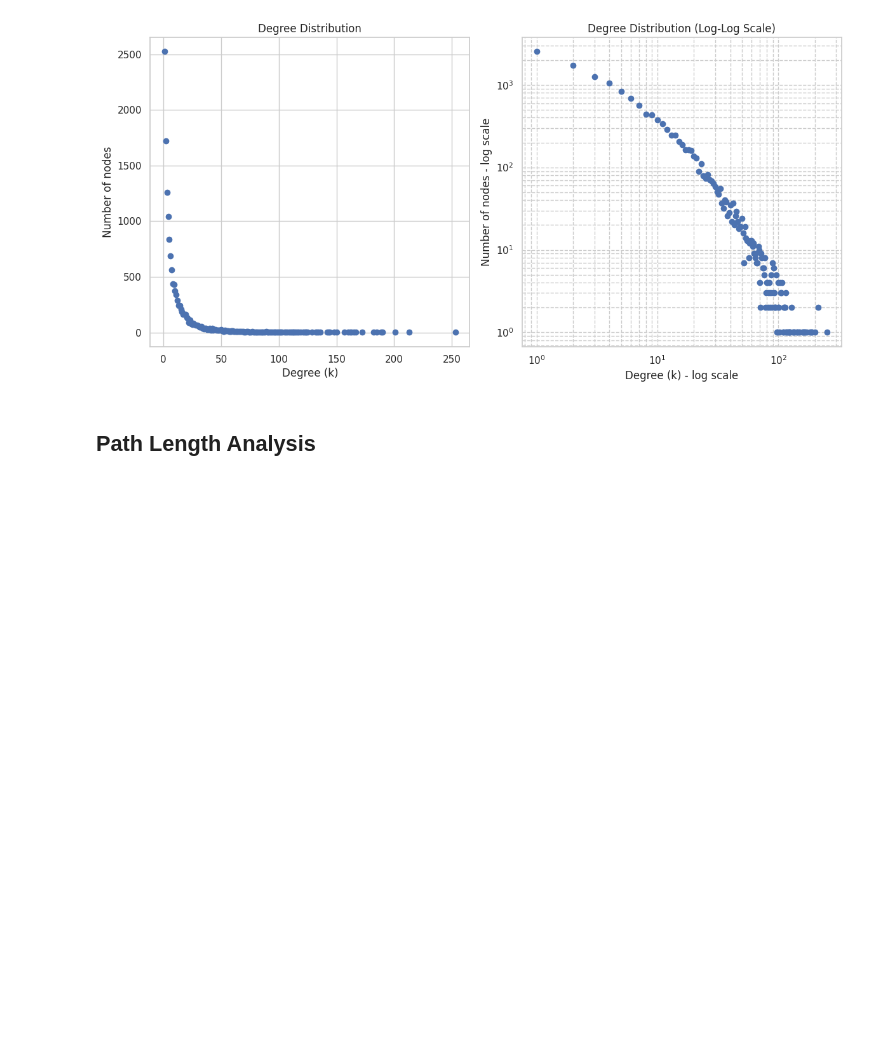
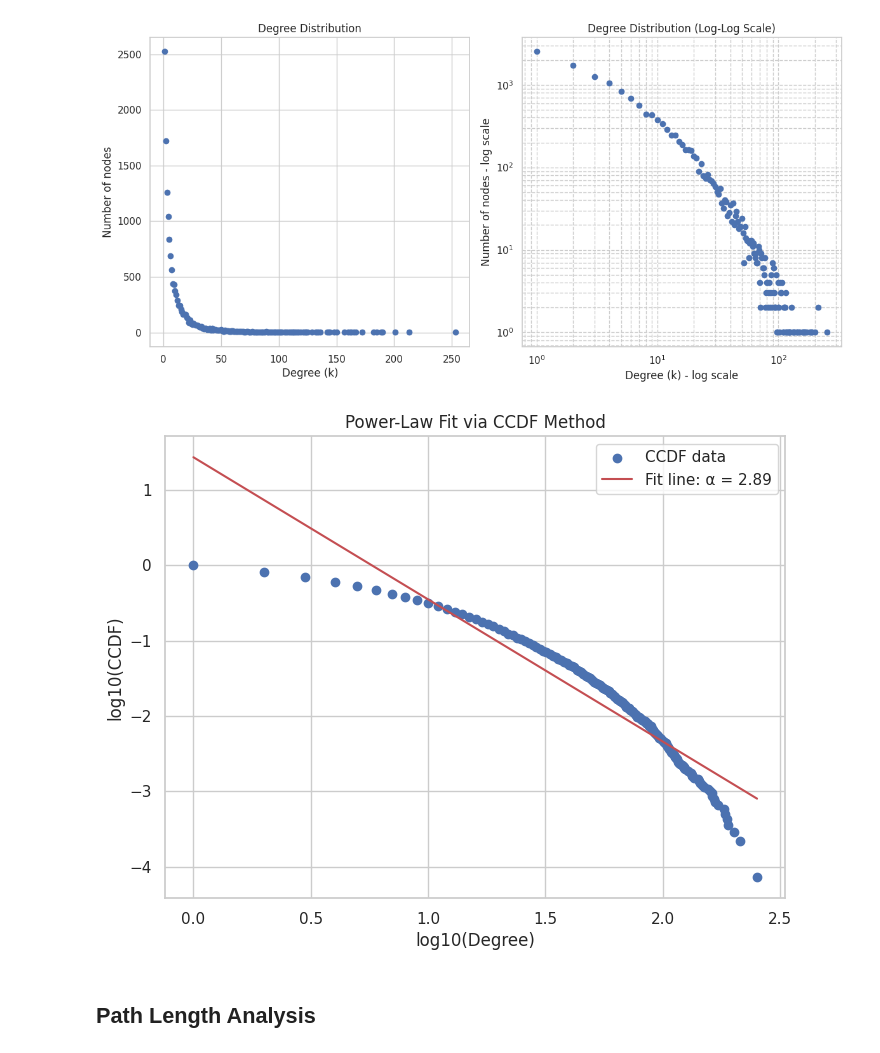
Before and after one commit to Jacky-KH-MOK/MSBD5008_PROJECT, a Jupyter notebook: PROJECT_CODE_Analysis.ipynb, the cells around one changed output. Saved outputs shown, nothing was run; the diff lists cells and outputs as text; code cells hidden in the pictures; blank space fills up the shorter version.

```diff
--- a/PROJECT_CODE.ipynb
+++ b/PROJECT_CODE_Analysis.ipynb
@@ -137,6 +134,49 @@ Median degree: 5
 Maximum degree: 253
 Minimum degree: 1
 [figure]
+# %%
+# Estimating alpha by calculating CCDF and fit power law
+import numpy as np
+import matplotlib.pyplot as plt
+from scipy.stats import linregress
+
+# Get degree values from the graph G
+degrees = [d for n, d in G.degree()]
+
+# Calculate degree frequency
+unique_degrees, counts = np.unique(degrees, return_counts=True)
+
+# Calculate CCDF: P(X >= x)
+ccdf = np.cumsum(counts[::-1])[::-1] / len(degrees)
+
+# Use degrees >= xmin (as per PDF, xmin=1)
+xmin = 1
+mask = unique_degrees >= xmin
+x = unique_degrees[mask]
+y = ccdf[mask]
+
+# Log-log transform
+log_x = np.log10(x)
+log_y = np.log10(y)
+
+# Linear regression to estimate slope (slope = -(alpha - 1))
+slope, intercept, _, _, _ = linregress(log_x, log_y)
+
+# Calculate alpha
+alpha = 1 - slope  # From CCDF slope = -(alpha - 1)
+
+# Plot
+plt.figure(figsize=(8, 6))
+plt.scatter(log_x, log_y, label='CCDF data')
+plt.plot(log_x, intercept + slope*log_x, 'r-', label=f'Fit line: α = {alpha:.2f}')
+plt.xlabel('log10(Degree)')
+plt.ylabel('log10(CCDF)')
+plt.title('Power-Law Fit via CCDF Method')
+plt.legend()
+plt.grid(True)
+plt.show()
+# %% [output]
+[figure, added]
 # %% [markdown]
 ## Path Length Analysis
 # %%
```
Also changed, not shown: parts of 2 cells of this notebook, 1 other file.
